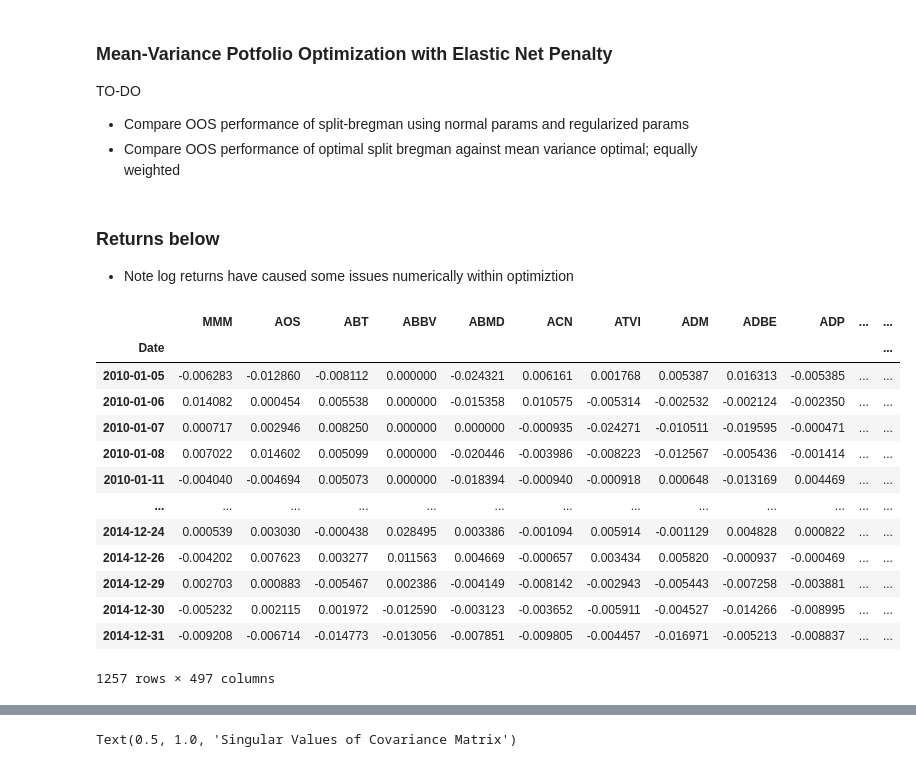
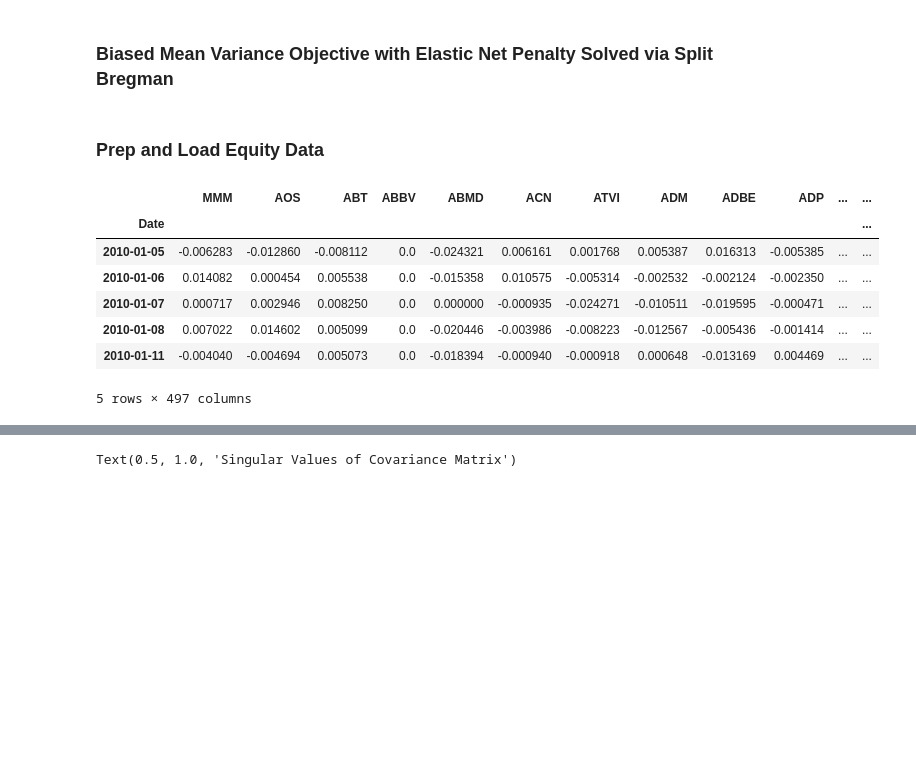
Before and after one commit to jasonbohne123/Split_Bregman_MPT, a Jupyter notebook: Split_Bregman/Split_Bregman_Portfolio.ipynb, the cells around one changed output, grey strips where cells are left out. Drawn from its saved outputs; the diff is of its cells as text; code cells hidden in the pictures; blank space fills up the shorter version.

```diff
--- a/Split_Bregman/Split_Bregman_Portfolio.ipynb
+++ b/Split_Bregman/Split_Bregman_Portfolio.ipynb
@@ -1,7 +1,3 @@
 # %% [markdown]
-### Mean-Variance Potfolio Optimization with Elastic Net Penalty
-
-TO-DO
-- Compare OOS performance of split-bregman using normal params and regularized params
-- Compare OOS performance of optimal split bregman against mean variance optimal; equally weighted
+### Biased Mean Variance Objective with Elastic Net Penalty Solved via Split Bregman
 # %%
@@ -15,35 +19,15 @@ import matplotlib.pyplot as plt
-# %% [markdown]
-###  Returns below
-- Note log returns have caused some issues numerically within optimiztion
+# %% [markdown]
+### Prep and Load Equity Data
 # %%
-equity_data=pd.read_csv('../data/equity_data_2010_2020.csv')
-equity_data.index=equity_data['Date']
-equity_data=equity_data.drop(columns=['Date'])
-
-
-returns=np.log(equity_data/equity_data.shift(1))
-returns=returns.fillna(0)
-returns=returns.iloc[1:]
-frac=0.5
-cutoff=np.floor(frac*len(returns.index)).astype(int)
-
-returns_train=returns.iloc[:cutoff]
-returns_test=returns.iloc[cutoff:]
-
-returns_train
+train_data,test_data=load_features(0.5)
+train_data.head()
 # %% [output]
 |  | MMM | AOS | ABT | ABBV | ABMD | ACN | ATVI | ADM | ADBE | ADP | ... | ... |
 | Date |  |  |  |  |  |  |  |  |  |  |  | ... |
-| 2010-01-05 | -0.006283 | -0.012860 | -0.008112 | 0.000000 | -0.024321 | 0.006161 | 0.001768 | 0.005387 | 0.016313 | -0.005385 | ... | ... |
-| 2010-01-06 | 0.014082 | 0.000454 | 0.005538 | 0.000000 | -0.015358 | 0.010575 | -0.005314 | -0.002532 | -0.002124 | -0.002350 | ... | ... |
-| 2010-01-07 | 0.000717 | 0.002946 | 0.008250 | 0.000000 | 0.000000 | -0.000935 | -0.024271 | -0.010511 | -0.019595 | -0.000471 | ... | ... |
-| 2010-01-08 | 0.007022 | 0.014602 | 0.005099 | 0.000000 | -0.020446 | -0.003986 | -0.008223 | -0.012567 | -0.005436 | -0.001414 | ... | ... |
-| 2010-01-11 | -0.004040 | -0.004694 | 0.005073 | 0.000000 | -0.018394 | -0.000940 | -0.000918 | 0.000648 | -0.013169 | 0.004469 | ... | ... |
-| ... | ... | ... | ... | ... | ... | ... | ... | ... | ... | ... | ... | ... |
-| 2014-12-24 | 0.000539 | 0.003030 | -0.000438 | 0.028495 | 0.003386 | -0.001094 | 0.005914 | -0.001129 | 0.004828 | 0.000822 | ... | ... |
-| 2014-12-26 | -0.004202 | 0.007623 | 0.003277 | 0.011563 | 0.004669 | -0.000657 | 0.003434 | 0.005820 | -0.000937 | -0.000469 | ... | ... |
-| 2014-12-29 | 0.002703 | 0.000883 | -0.005467 | 0.002386 | -0.004149 | -0.008142 | -0.002943 | -0.005443 | -0.007258 | -0.003881 | ... | ... |
-| 2014-12-30 | -0.005232 | 0.002115 | 0.001972 | -0.012590 | -0.003123 | -0.003652 | -0.005911 | -0.004527 | -0.014266 | -0.008995 | ... | ... |
-| 2014-12-31 | -0.009208 | -0.006714 | -0.014773 | -0.013056 | -0.007851 | -0.009805 | -0.004457 | -0.016971 | -0.005213 | -0.008837 | ... | ... |
+| 2010-01-05 | -0.006283 | -0.012860 | -0.008112 | 0.0 | -0.024321 | 0.006161 | 0.001768 | 0.005387 | 0.016313 | -0.005385 | ... | ... |
+| 2010-01-06 | 0.014082 | 0.000454 | 0.005538 | 0.0 | -0.015358 | 0.010575 | -0.005314 | -0.002532 | -0.002124 | -0.002350 | ... | ... |
+| 2010-01-07 | 0.000717 | 0.002946 | 0.008250 | 0.0 | 0.000000 | -0.000935 | -0.024271 | -0.010511 | -0.019595 | -0.000471 | ... | ... |
+| 2010-01-08 | 0.007022 | 0.014602 | 0.005099 | 0.0 | -0.020446 | -0.003986 | -0.008223 | -0.012567 | -0.005436 | -0.001414 | ... | ... |
+| 2010-01-11 | -0.004040 | -0.004694 | 0.005073 | 0.0 | -0.018394 | -0.000940 | -0.000918 | 0.000648 | -0.013169 | 0.004469 | ... | ... |
-1257 rows × 497 columns
+5 rows × 497 columns
 # %% [markdown]
```
Also changed, not shown: parts of 19 cells of this notebook, 1 other file.
